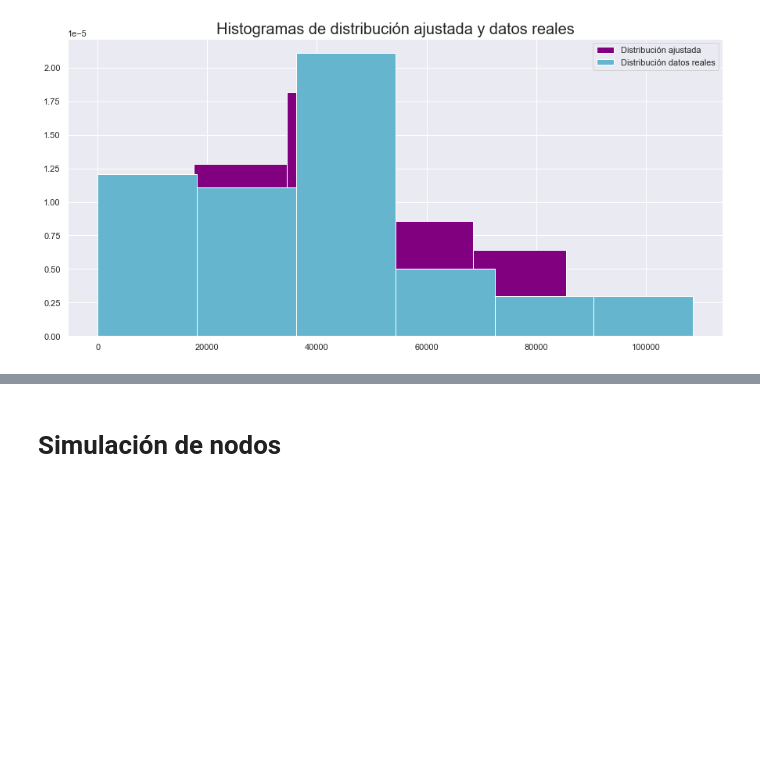
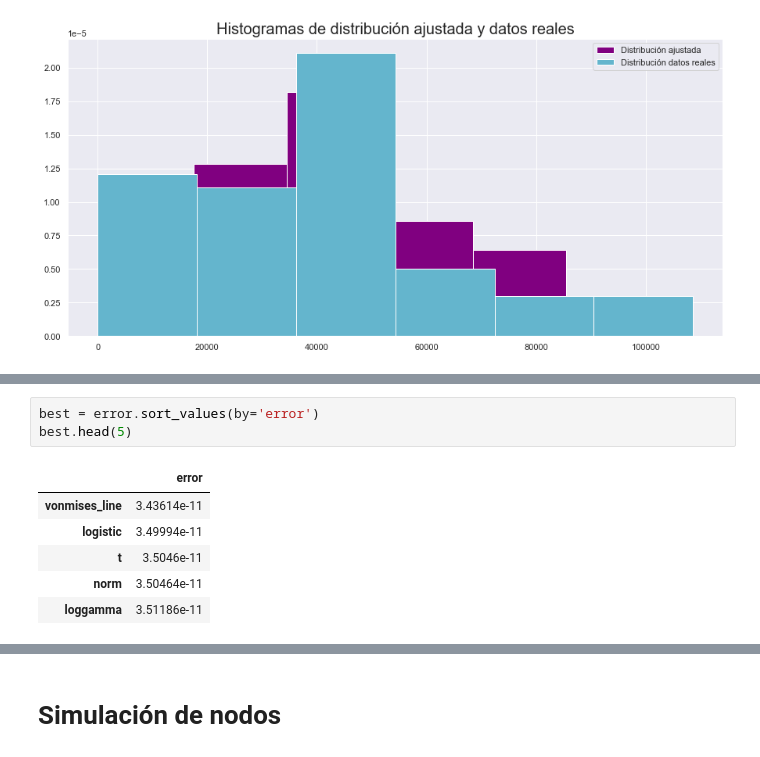
Before and after one commit to Miriam1999/proyecto_modulo1, a Jupyter notebook: ProyectoModulo1_MedellínM_OrtizM.ipynb, the cells around one changed output, grey strips where cells are left out. Cells and saved outputs as stored; diff of their text form; blank space fills up the shorter version.

```diff
--- a/ProyectoModulo1_MedellínM_OrtizM.ipynb
+++ b/ProyectoModulo1_MedellínM_OrtizM.ipynb
@@ -224,0 +247,10 @@ plt.legend(loc = 'best')
+# %%
+best = error.sort_values(by='error')
+best.head(5)
+# %% [output]
+|  | error |
+| vonmises_line | 3.43614e-11 |
+| logistic | 3.49994e-11 |
+| t | 3.5046e-11 |
+| norm | 3.50464e-11 |
+| loggamma | 3.51186e-11 |
```
Also changed, not shown: parts of 4 cells of this notebook.
